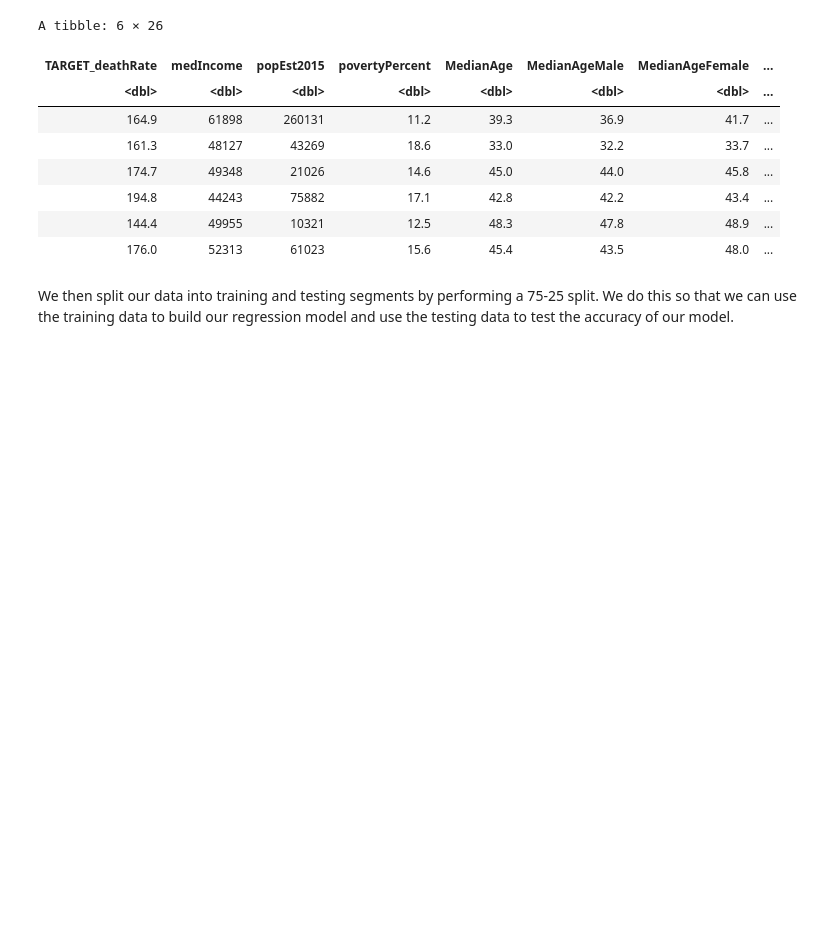
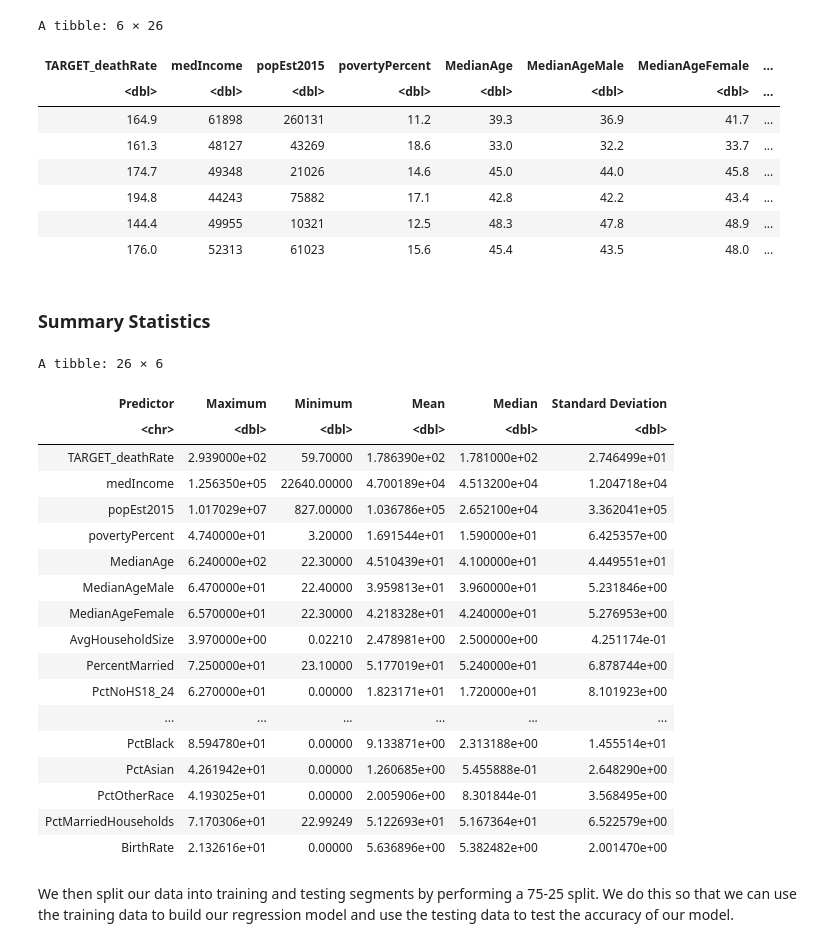
Before and after one commit to caswellbrett/CancerMortalityPrediction, a Jupyter notebook: Report.ipynb, the cells around one changed output. Cells and saved outputs as stored; diff of their text form; code cells hidden in the pictures; blank space fills up the shorter version.

Commit message:
Made summary table for all variables

```diff
--- a/Report.ipynb
+++ b/Report.ipynb
@@ -108,6 +108,70 @@ A tibble: 6 × 26
 | 194.8 | 44243 | 75882 | 17.1 | 42.8 | 42.2 | 43.4 | ... |
 | 144.4 | 49955 | 10321 | 12.5 | 48.3 | 47.8 | 48.9 | ... |
 | 176.0 | 52313 | 61023 | 15.6 | 45.4 | 43.5 | 48.0 | ... |
+# %% [markdown]
+### Summary Statistics
+# %%
+cancer_sd <- cancer_clean |>
+    select(TARGET_deathRate:BirthRate) |>
+    map_df(sd)
+cancer_mean <- cancer_clean |>
+    select(TARGET_deathRate:BirthRate) |>
+    map_df(mean)
+cancer_median <- cancer_clean |>
+    select(TARGET_deathRate:BirthRate) |>
+    map_df(median)
+cancer_max <- cancer_clean |>
+    select(TARGET_deathRate:BirthRate) |>
+    map_df(max)
+cancer_min <- cancer_clean |>
+    select(TARGET_deathRate:BirthRate) |>
+    map_df(min)
+cancer_sd <- pivot_longer(cancer_sd,
+  cols = TARGET_deathRate:BirthRate,
+  names_to = "Predictor",
+  values_to = "SD")
+cancer_mean <- pivot_longer(cancer_mean,
+  cols = TARGET_deathRate:BirthRate,
+  names_to = "Predictor",
+  values_to = "Mean")
+cancer_median <- pivot_longer(cancer_median,
+  cols = TARGET_deathRate:BirthRate,
+  names_to = "Predictor",
+  values_to = "Median")
+cancer_max <- pivot_longer(cancer_max,
+  cols = TARGET_deathRate:BirthRate,
+  names_to = "Predictor",
+  values_to = "Maximum")
+cancer_min <- pivot_longer(cancer_min,
+  cols = TARGET_deathRate:BirthRate,
+  names_to = "Predictor",
+  values_to = "Minimum")
+cancer_summary<- cancer_max
+cancer_summary <- cancer_summary |> mutate("Minimum" = cancer_min$Minimum,
+                                           "Mean" = cancer_mean$Mean,
+                                           "Median" = cancer_median$Median,
+                                           "Standard Deviation" = cancer_sd$SD )
+cancer_summary
+# %% [output]
+A tibble: 26 × 6
+| Predictor | Maximum | Minimum | Mean | Median | Standard Deviation |
+| <chr> | <dbl> | <dbl> | <dbl> | <dbl> | <dbl> |
+| TARGET_deathRate | 2.939000e+02 | 59.70000 | 1.786390e+02 | 1.781000e+02 | 2.746499e+01 |
+| medIncome | 1.256350e+05 | 22640.00000 | 4.700189e+04 | 4.513200e+04 | 1.204718e+04 |
+| popEst2015 | 1.017029e+07 | 827.00000 | 1.036786e+05 | 2.652100e+04 | 3.362041e+05 |
+| povertyPercent | 4.740000e+01 | 3.20000 | 1.691544e+01 | 1.590000e+01 | 6.425357e+00 |
+| MedianAge | 6.240000e+02 | 22.30000 | 4.510439e+01 | 4.100000e+01 | 4.449551e+01 |
+| MedianAgeMale | 6.470000e+01 | 22.40000 | 3.959813e+01 | 3.960000e+01 | 5.231846e+00 |
+| MedianAgeFemale | 6.570000e+01 | 22.30000 | 4.218328e+01 | 4.240000e+01 | 5.276953e+00 |
+| AvgHouseholdSize | 3.970000e+00 | 0.02210 | 2.478981e+00 | 2.500000e+00 | 4.251174e-01 |
+| PercentMarried | 7.250000e+01 | 23.10000 | 5.177019e+01 | 5.240000e+01 | 6.878744e+00 |
+| PctNoHS18_24 | 6.270000e+01 | 0.00000 | 1.823171e+01 | 1.720000e+01 | 8.101923e+00 |
+| ... | ... | ... | ... | ... | ... |
+| PctBlack | 8.594780e+01 | 0.00000 | 9.133871e+00 | 2.313188e+00 | 1.455514e+01 |
+| PctAsian | 4.261942e+01 | 0.00000 | 1.260685e+00 | 5.455888e-01 | 2.648290e+00 |
+| PctOtherRace | 4.193025e+01 | 0.00000 | 2.005906e+00 | 8.301844e-01 | 3.568495e+00 |
+| PctMarriedHouseholds | 7.170306e+01 | 22.99249 | 5.122693e+01 | 5.167364e+01 | 6.522579e+00 |
+| BirthRate | 2.132616e+01 | 0.00000 | 5.636896e+00 | 5.382482e+00 | 2.001470e+00 |
 # %% [markdown]
 We then split our data into training and testing segments by performing a 75-25 split. We do this so that we can use the training data to build our regression model and use the testing data to test the accuracy of our model.
 # %%
```
